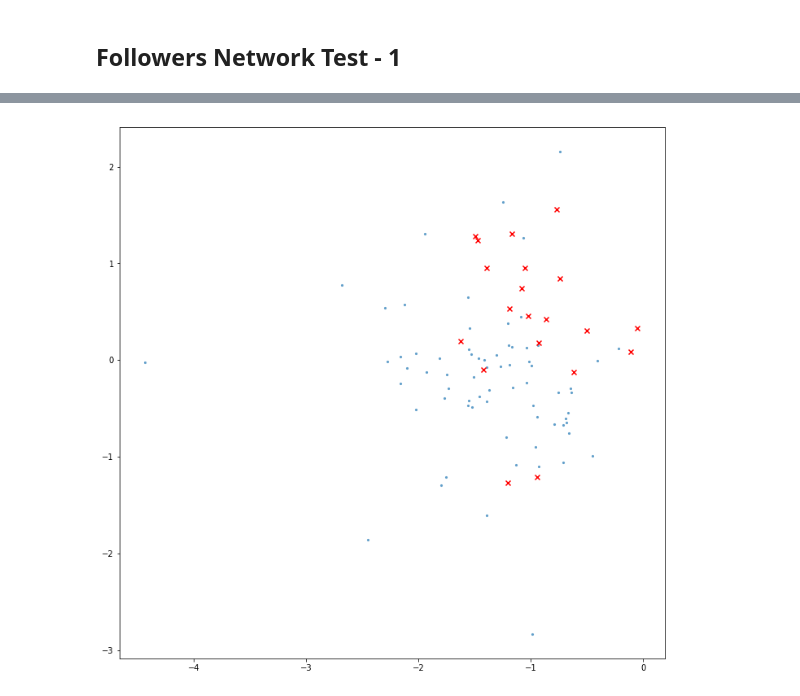
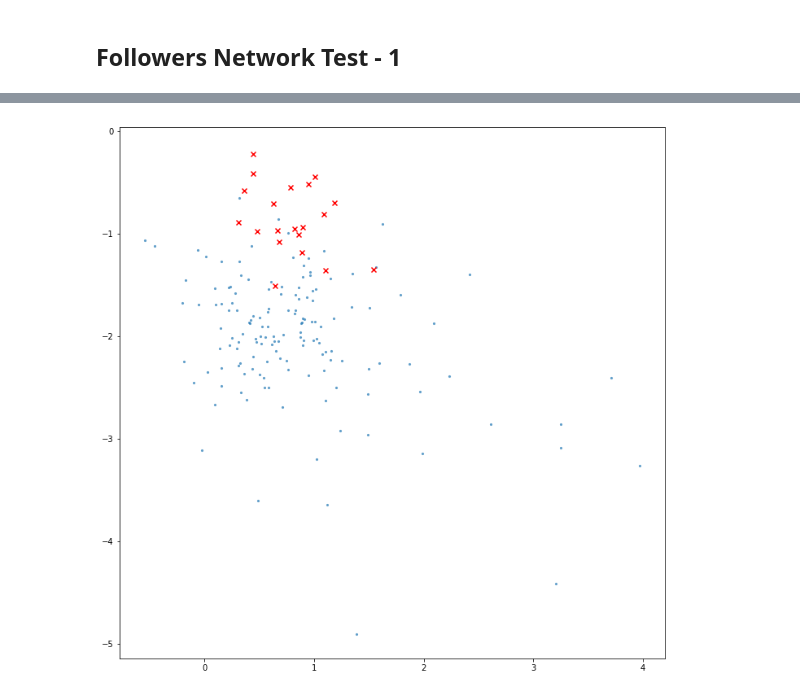
Before and after one commit to DataSciencePolimi/NetSKE, a Jupyter notebook: graphs/Finance Domain - Test Network Features.ipynb, the cells around one changed output, grey strips where cells are left out. Drawn from its saved outputs; the diff is of its cells as text; code cells hidden in the pictures.

Commit message:
followers network features performance + template for SNA

```diff
--- a/graphs/Finance Domain - Test Network Features.ipynb
+++ b/graphs/Finance Domain - Test Network Features.ipynb
@@ -560,0 +486,18 @@ Average P@20: 9.13
+# %%
+# features file reading and metadata inclusion
+userdata = pd.read_csv(path+'social_network_{}_follower_nodes.csv'.format(test), sep='\t', dtype={'id_user':int,
+                                                                                                'followers': float,
+                                                                                                'following': float,
+                                                                                                'id':int})
+data = pd.read_csv(path+'social_network_{}_follower.emb'.format(test), sep=' ', header=None, skiprows=1)
+data = userdata.merge(data, left_on='id', right_on=0)
+data.drop(0, inplace=True, axis=1)
+
+# need to add usernames, too and filter the mentioned users that should not be included
+t1_users = testusers[testusers['n_test'] == test][['id_user', 'screen_name']].drop_duplicates()
+t1_users['usertype'] = 'user'
+data = data.merge(pd.concat([seed_data[['id_user', 'screen_name', 'usertype']], t1_users]), on='id_user')
+
+data.columns = ['id_graph','followers','following','id_user']+header+['username', 'usertype']
+
+candidates_ranking, all_ranking = computePerformance(allseeds, combinations, data, 'follower')
@@ -561,4 +537,4 @@ Average P@20: 9.13
 # %%
-plotData(data[data['id_user'].isin(allseeds)], data[data['id_user'].isin(test_ids)], header)
+plotData(data[data['usertype'] == 'seed'], data[data['usertype']=='user'], header)
 # %% [output]
-[figure, old version]
+[figure, new version]
```
Also changed, not shown: parts of 11 cells of this notebook, 8 other files.
